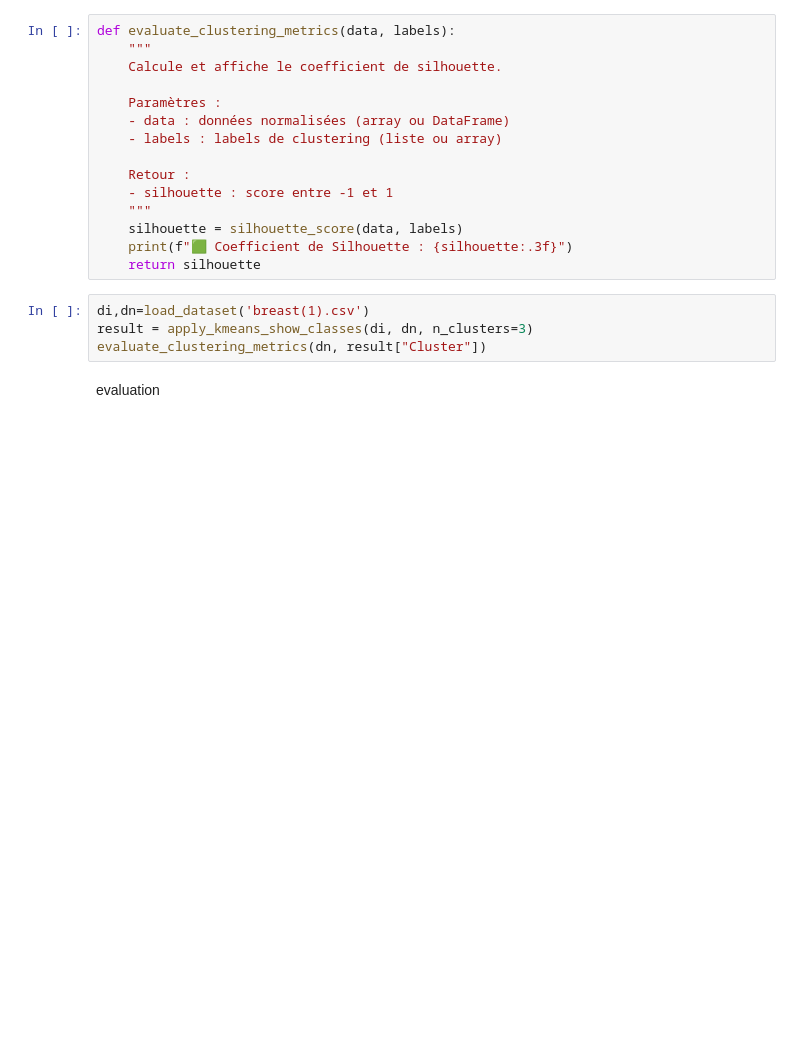
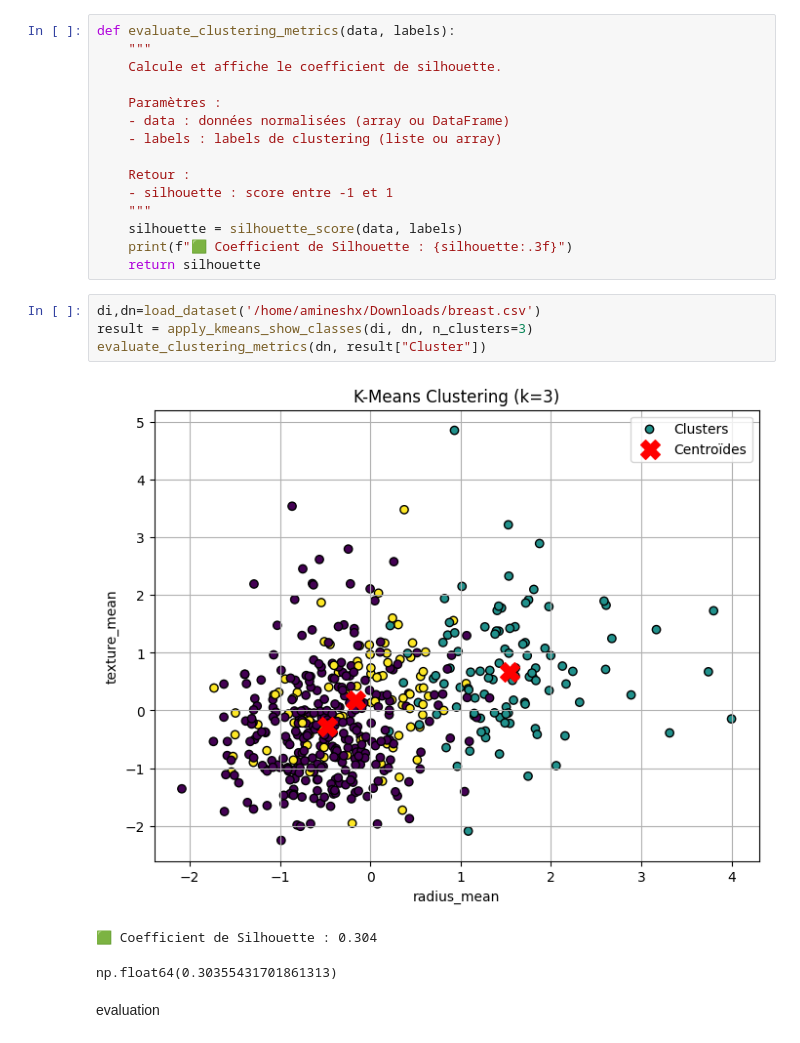
Before and after one commit to amineshx/FDProject, a Jupyter notebook: FDprojef.ipynb, the cells around one changed output. Saved outputs shown, nothing was run; the diff lists cells and outputs as text; blank space fills up the shorter version.

```diff
--- a/FDprojef.ipynb
+++ b/FDprojef.ipynb
@@ -244,9 +249,13 @@ def evaluate_clustering_metrics(data, labels):
     print(f"🟩 Coefficient de Silhouette : {silhouette:.3f}")
     return silhouette
 # %%
-di,dn=load_dataset('breast(1).csv')
+di,dn=load_dataset('/home/amineshx/Downloads/breast.csv')
 result = apply_kmeans_show_classes(di, dn, n_clusters=3)
 evaluate_clustering_metrics(dn, result["Cluster"])
+# %% [output]
+[figure, added]
+🟩 Coefficient de Silhouette : 0.304
+np.float64(0.30355431701861313)
 # %% [markdown]
 evaluation
 # %%
```
Also changed, not shown: parts of 1 cell of this notebook, 8 other files.
